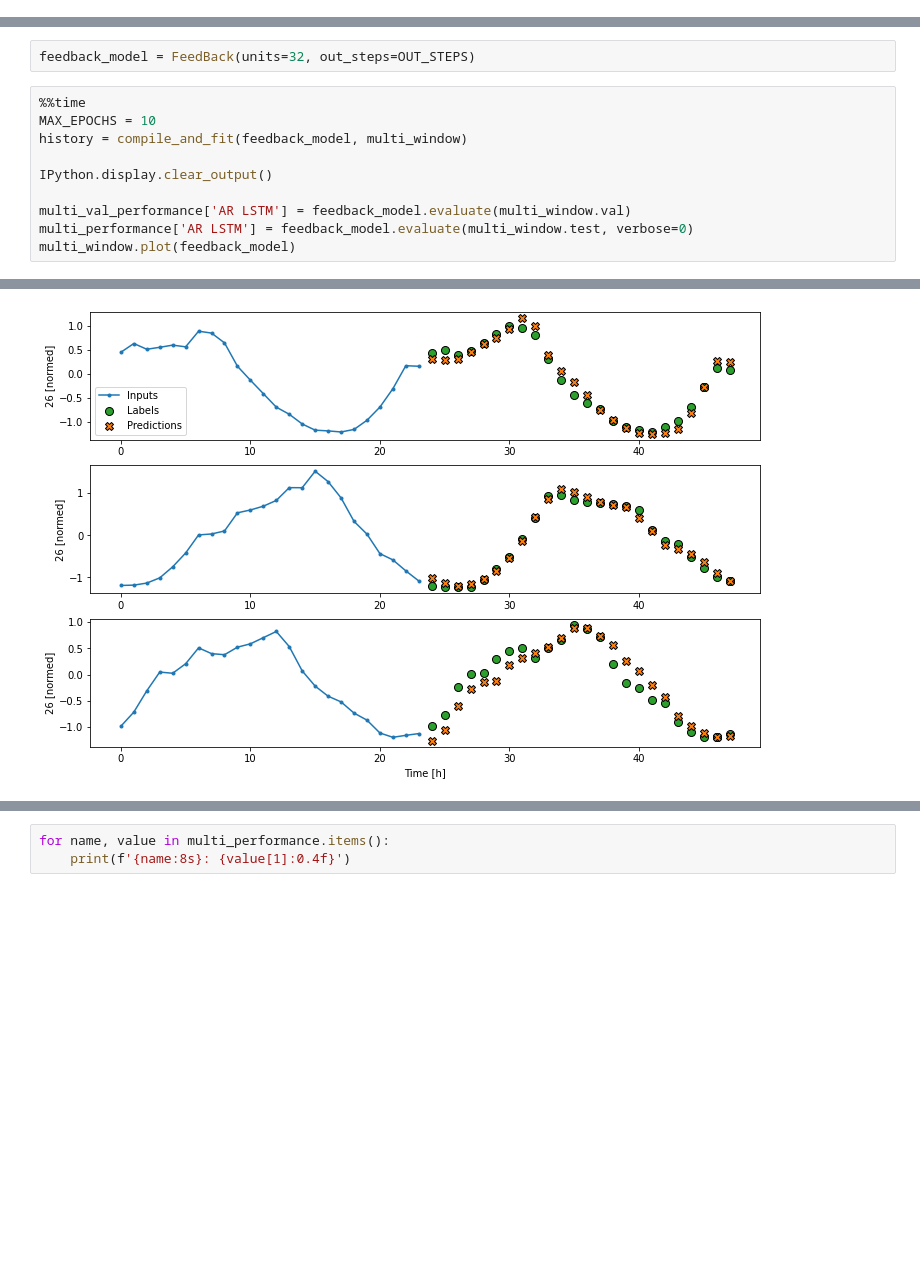
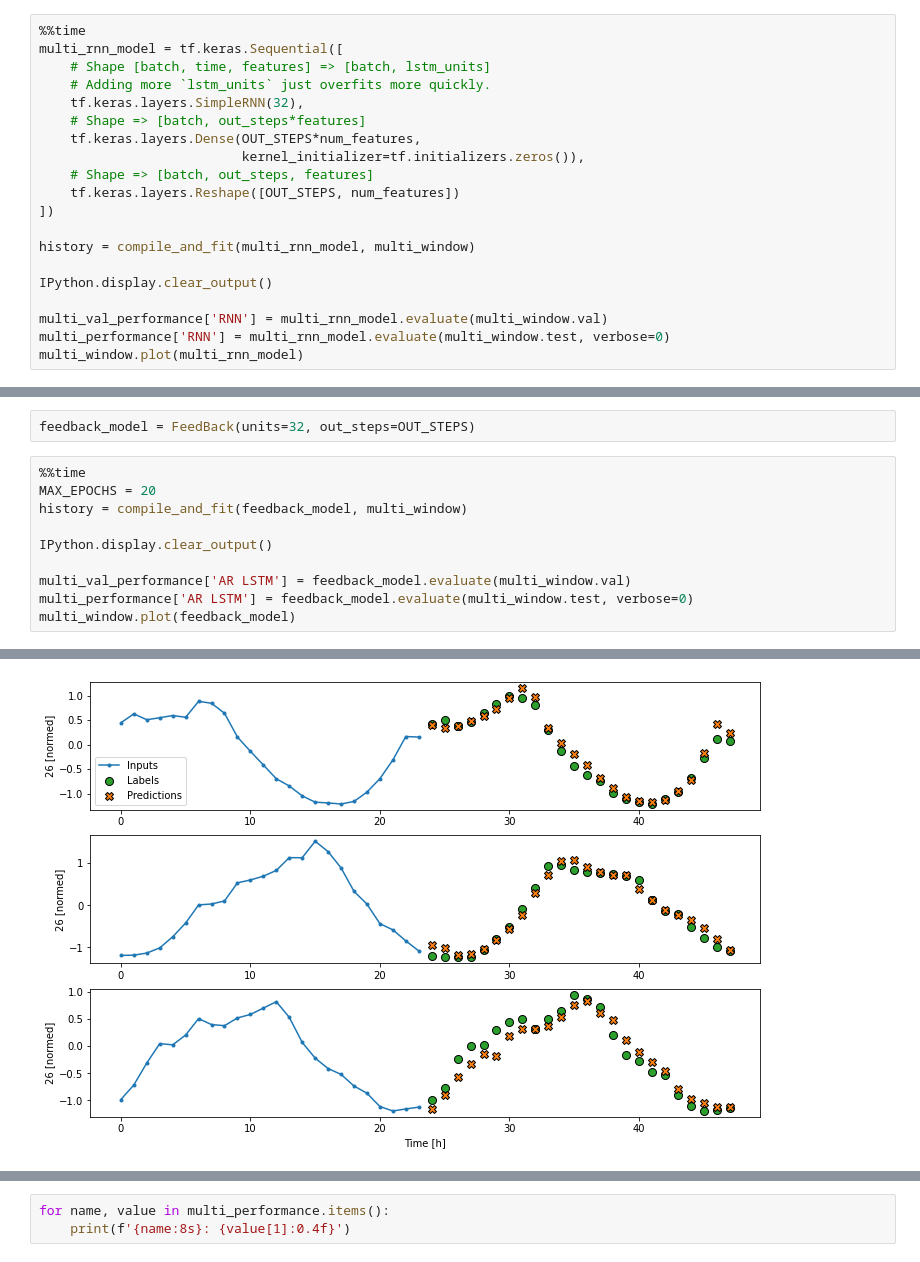
Before and after one commit to nmwodarz/traffic-project, a Jupyter notebook: Capstone 3 - Modeling.ipynb, the cells around one changed output, grey strips where cells are left out. Cells and saved outputs as stored; diff of their text form; blank space fills up the shorter version.

Commit message:
Additional modeling
Added attempts at vanilla RNN and ARIMA.

```diff
--- a/Capstone 3 - Modeling.ipynb
+++ b/Capstone 3 - Modeling.ipynb
@@ -934,3 +934,23 @@ multi_window.plot(multi_conv_model)
 1048/1048 [==============================] - 4s 4ms/step - loss: 0.2008 - mean_absolute_error: 0.2810
 Wall time: 3min 12s
 [figure]
+# %%
+%%time
+multi_rnn_model = tf.keras.Sequential([
+    # Shape [batch, time, features] => [batch, lstm_units]
+    # Adding more `lstm_units` just overfits more quickly.
+    tf.keras.layers.SimpleRNN(32),
+    # Shape => [batch, out_steps*features]
+    tf.keras.layers.Dense(OUT_STEPS*num_features,
+                          kernel_initializer=tf.initializers.zeros()),
+    # Shape => [batch, out_steps, features]
+    tf.keras.layers.Reshape([OUT_STEPS, num_features])
+])
+
+history = compile_and_fit(multi_rnn_model, multi_window)
+
+IPython.display.clear_output()
+
+multi_val_performance['RNN'] = multi_rnn_model.evaluate(multi_window.val)
+multi_performance['RNN'] = multi_rnn_model.evaluate(multi_window.test, verbose=0)
+multi_window.plot(multi_rnn_model)
@@ -1008,7 +1032,7 @@ class FeedBack(tf.keras.Model):
 feedback_model = FeedBack(units=32, out_steps=OUT_STEPS)
 # %%
 %%time
-MAX_EPOCHS = 10
+MAX_EPOCHS = 20
 history = compile_and_fit(feedback_model, multi_window)
 
 IPython.display.clear_output()
@@ -1022,4 +1046,4 @@ Wall time: 32min 59s
-[figure, old version]
+[figure, new version]
 # %%
 x = np.arange(len(multi_performance))
 width = 0.3
```
Also changed, not shown: parts of 3 cells of this notebook, 2 other files.
